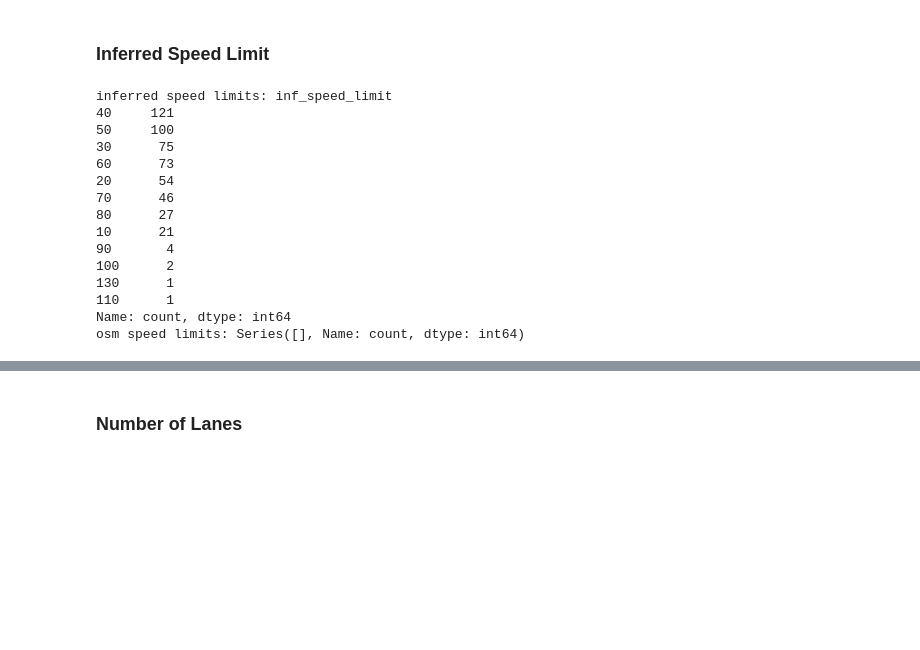
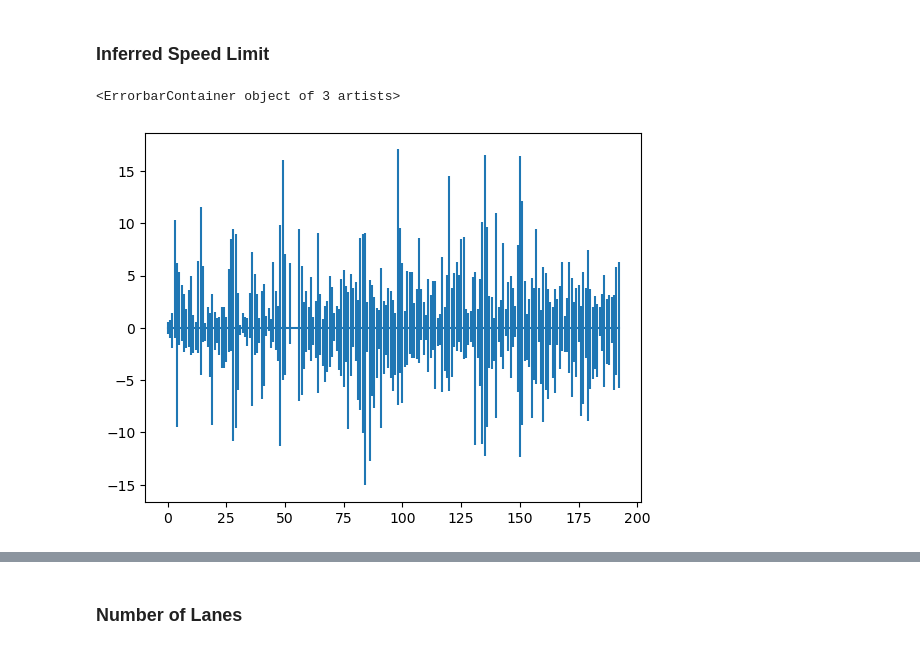
Before and after one commit to ana-e-uk/mapmetadata, a Jupyter notebook: testing/test_metadata_results.ipynb, the cells around one changed output, grey strips where cells are left out. Cells and saved outputs as stored; diff of their text form; code cells hidden in the pictures; blank space fills up the shorter version.

```diff
--- a/testing/test_metadata_results.ipynb
+++ b/testing/test_metadata_results.ipynb
@@ -159,22 +155,2 @@ plot_counts(true_positives, axes[1,1], 'OSM=True, INF=True')
 # %% [markdown]
 ### Inferred Speed Limit
-# %%
-inf_speed_counts = df['inf_speed_limit'].value_counts()
-osm_speed_counts = df['osm_maxspeed'].value_counts()
-print(f"inferred speed limits: {inf_speed_counts}\nosm speed limits: {osm_speed_counts}")
-# %% [output]
-inferred speed limits: inf_speed_limit
-40     121
-50     100
-30      75
-60      73
-20      54
-70      46
-80      27
-10      21
-90       4
-100      2
-130      1
-110      1
-Name: count, dtype: int64
-osm speed limits: Series([], Name: count, dtype: int64)
@@ -181,4 +159,28 @@ osm speed limits: Series([], Name: count, dtype: int64)
+# %%
+primary = df[df['osm_highway'] == 'primary'][['inf_speed_limit', 'osm_maxspeed', 'q1', 'q2', 'q3']]
+residential = df[df['osm_highway'] == 'residential'][['inf_speed_limit', 'osm_maxspeed', 'q1', 'q2', 'q3']]
+secondary = df[df['osm_highway'] == 'secondary'][['inf_speed_limit', 'osm_maxspeed', 'q1', 'q2', 'q3']]
+living_street = df[df['osm_highway'] == 'living_street'][['inf_speed_limit', 'osm_maxspeed', 'q1', 'q2', 'q3']]
+tertiary = df[df['osm_highway'] == 'tertiary'][['inf_speed_limit', 'osm_maxspeed', 'q1', 'q2', 'q3']]
+primary_link = df[df['osm_highway'] == 'primary_link'][['inf_speed_limit', 'osm_maxspeed', 'q1', 'q2', 'q3']]
 # %%
-fig, ax = plt.subplots(figsize=(6, 4))
+# fig, ax = plt.subplots(figsize=(6, 4))
+sub = primary
 
-data = np.concatenate(())
+def plot_speed_spread(sub, ax):
+    lower_err = np.abs(sub['q1'] - sub['q2'])
+    upper_err = np.abs(sub['q3'] - sub['q2'])
+    ax.errorbar(x=np.arange(0, 193), y=np.zeros_like(sub['q2']), yerr=[lower_err, upper_err])
+    ax.xlabel()
+
+    # ax.set_ylabel('v -> u')
+    # ax.set_title(title)
+    ax.xaxis.set_major_locator(MaxNLocator(nbins=5))
+    # ax.yaxis.set_major_locator(MaxNLocator(nbins=5))
+    ax.grid(True)
+
+    ax.axline((0,0), slope=1, color='red', linestyle='--', linewidth=1, label="x=y")
+    ax.legend()
+# %% [output]
+<ErrorbarContainer object of 3 artists>
+[figure, added]
```
Also changed, not shown: parts of 18 cells of this notebook, 3 other files.
